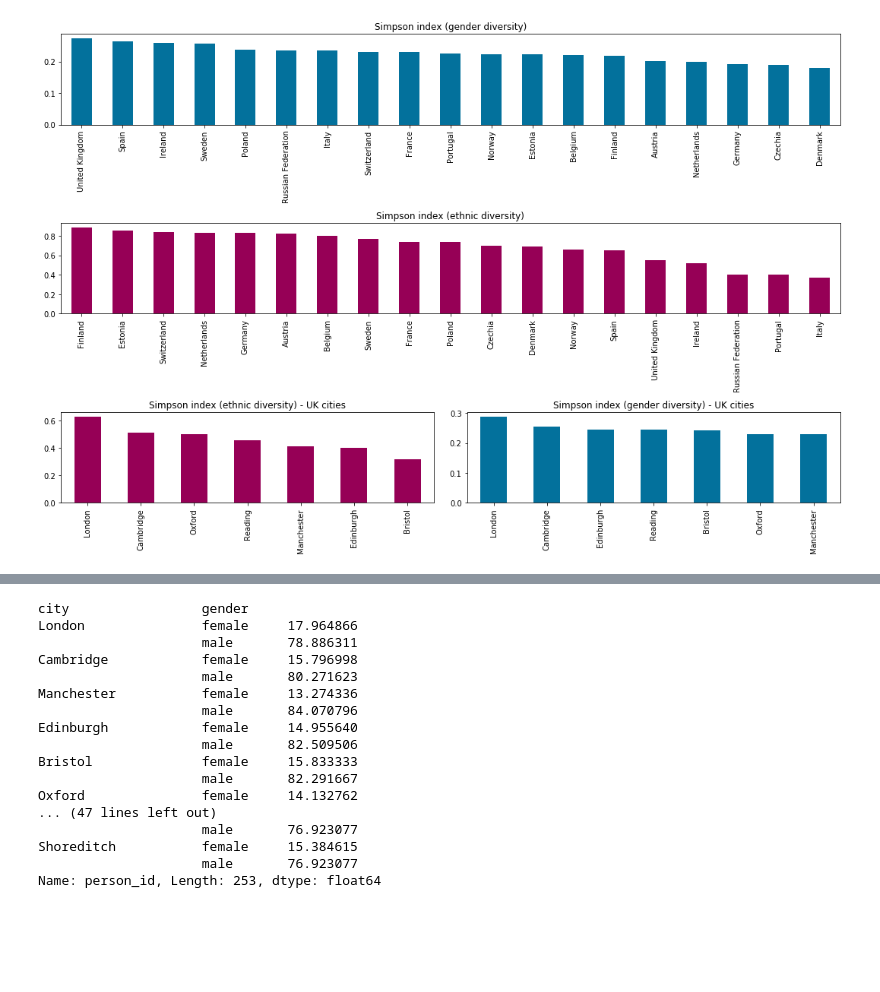
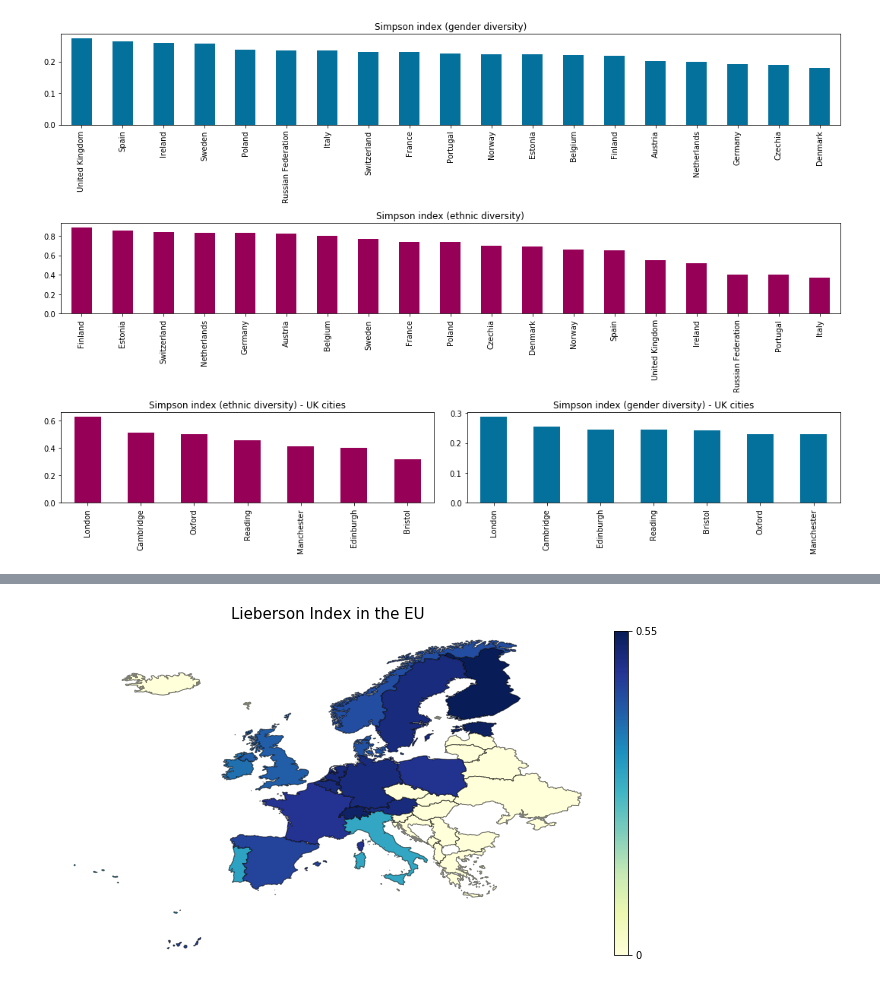
Before and after one commit to nestauk/inclusive-innovation-pilot, a Jupyter notebook: notebooks/EU-indicators-visualisation.ipynb, the cells around one changed output, grey strips where cells are left out. Drawn from its saved outputs; the diff is of its cells as text; code cells hidden in the pictures; blank space fills up the shorter version.

```diff
--- a/notebooks/EU-indicators-visualisation.ipynb
+++ b/notebooks/EU-indicators-visualisation.ipynb
@@ -459,10 +443,17 @@ import matplotlib as mpl
 # %%
 # Read SHP data
-shp_filename = '/Users/konstantinosstathoulopoulos/Downloads/Travel_to_Work_Areas_December_2011_Full_Clipped_Boundaries_in_United_Kingdom 2/Travel_to_Work_Areas_December_2011_Full_Clipped_Boundaries_in_United_Kingdom.shp'
+shp_filename = '../data/raw/TM_WORLD_BORDERS-0.3/TM_WORLD_BORDERS-0.3.shp'
 shapes = gpd.GeoDataFrame.from_file(shp_filename)
 shapes.crs = {"init": "epsg:27700"}
 
 # Generate a function to create a UK East/North point from Lon/Lat
-wgs84 = pyproj.Proj(init = 'epsg:4326')
+wgs84 = pyproj.Proj(init = 'epsg:27700')
 ukgrid = pyproj.Proj(init = 'epsg:27700')
 EnPoint = lambda lng, lat : Point(*pyproj.transform(wgs84, ukgrid, lng, lat))
+
+# Keep only the EU countries in our data and remove Russia because it's huge.
+shapes = shapes[(shapes.ISO3.isin(df.country_alpha_3.unique())) & (shapes.ISO3 != 'RUS')]
+
+# Lieberson index
+data = pd.DataFrame.from_dict(lieberson_index_countries, orient='index')
+data.rename(index=str, inplace=True, columns={0:'Lieberson Index'})
@@ -491,21 +459,0 @@ gender_city_uk = ind.people_diversity('city', 'gender')
-# %%
-idx = pd.IndexSlice
-gender_city_uk.loc[idx[df[df.country=='United Kingdom'].city.unique(), ['male', 'female']]]
-# %% [output]
-city                 gender
-London               female     17.964866
-                     male       78.886311
-Cambridge            female     15.796998
-                     male       80.271623
-Manchester           female     13.274336
-                     male       84.070796
-Edinburgh            female     14.955640
-                     male       82.509506
-Bristol              female     15.833333
-                     male       82.291667
-Oxford               female     14.132762
-... (47 lines left out)
-                     male       76.923077
-Shoreditch           female     15.384615
-                     male       76.923077
-Name: person_id, Length: 253, dtype: float64
@@ -515,37 +460,31 @@ ac.crs = {"init": "epsg:27700"}
 # %%
 patches = []
 color = []
 
-fig, (ax1, ax2) = plt.subplots(ncols=2, figsize=(10,8))
+fig, ax = plt.subplots(ncols=1, figsize=(10,10))
 
-companies.sort_values('Companies', ascending=False).iloc[:25].plot(kind='barh', ax=ax1, color='xkcd:dark blue', legend=False)
-ax1.set_title('Number of companies', fontsize=15)
-
-for i in shapes.index:
-    patches.append(PolygonPatch(shapes.loc[i, 'geometry'], alpha=0.5, zorder=4))
+for _, row in s.iterrows():
+    patches.append(PolygonPatch(row['geometry'], alpha=0.5, zorder=4))
     try:
-        color.append(total_funding.loc[i+1].values[0])
-    except KeyError as e:
+        color.append(data.loc[row['NAME']].values[0])
+    except Exception:
         color.append(0)
 
-scaled_color = np.log(color)
-scaled_color[scaled_color == -inf] = 0
-p = PatchCollection(patches, cmap=plt.cm.viridis, match_original=True)
-p.set_array(scaled_color)
-ax2.add_collection(p)
-ax2.set_title('Level of funding', fontsize=15)
-ax2.set_yticklabels([])
-ax2.set_xticklabels([])
-# ax2.axis('off')
-# ax2.set_axis_off()
-ax2.axis('scaled')
+p = PatchCollection(patches, cmap=plt.cm.YlGnBu, match_original=True)
+p.set_array(np.array(color))
+ax.add_collection(p)
+ax.set_title('Lieberson Index in the EU', fontsize=15)
+ax.set_yticklabels([])
+ax.set_xticklabels([])
+ax.axis('off')
+ax.set_axis_off()
+ax.axis('scaled')
 
 cax = fig.add_axes([0.91, 0.28, 0.02, 0.45])
-cb = mpl.colorbar.ColorbarBase(cax, cmap=plt.cm.viridis, spacing='proportional', ticks=[-1, 0, 1])
-cb.ax.set_yticklabels(['0', '110'])#.format(int(max(color)))])
-
-cb.set_label("Funding (£)", labelpad=12, fontsize=12, rotation=270)
-
-fig.savefig('/Users/konstantinosstathoulopoulos/Desktop/ttwa_company_count_and_map.pdf')
+cb = mpl.colorbar.ColorbarBase(cax, cmap=plt.cm.YlGnBu, spacing='proportional', ticks=[-1, 0, 1])
+cb.ax.set_yticklabels(['0', '{}'.format(round(max(color), 2))])#.format(int(max(color)))])
+cb.set_label("", labelpad=12, fontsize=12, rotation=270)
 
 plt.show()
+# %% [output]
+[figure, added]
```
Also changed, not shown: parts of 12 cells of this notebook, 1 other file.
